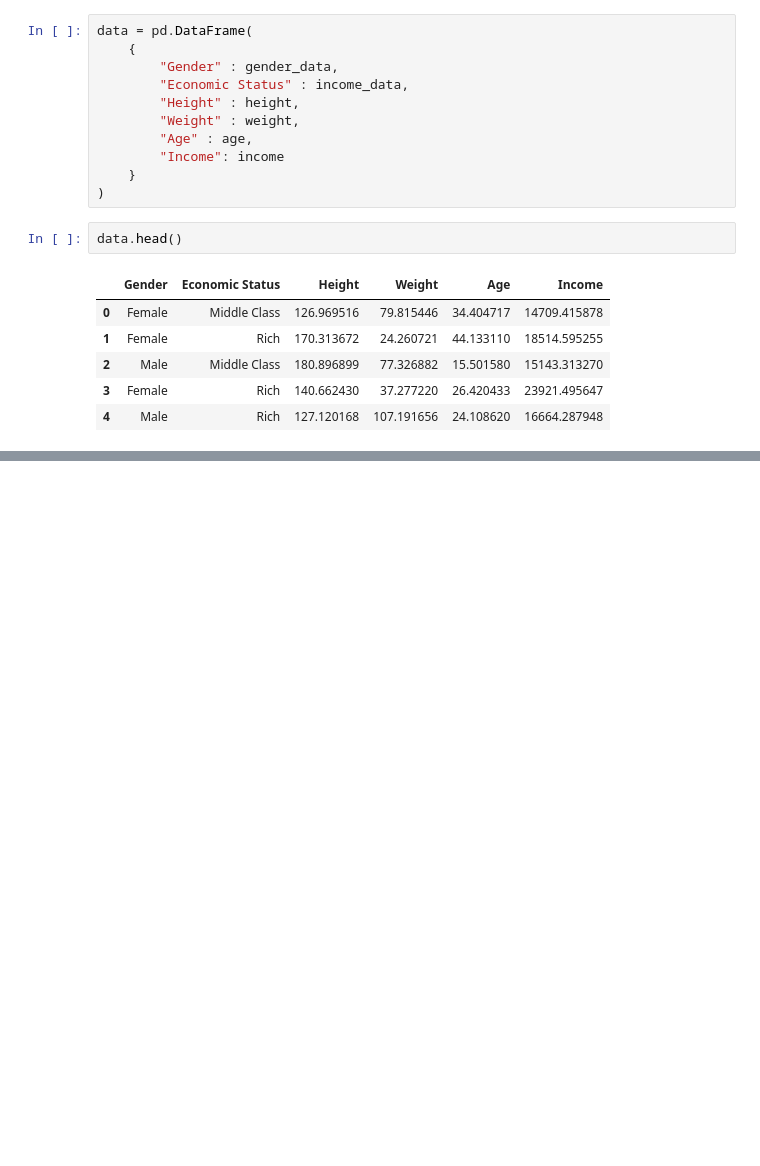
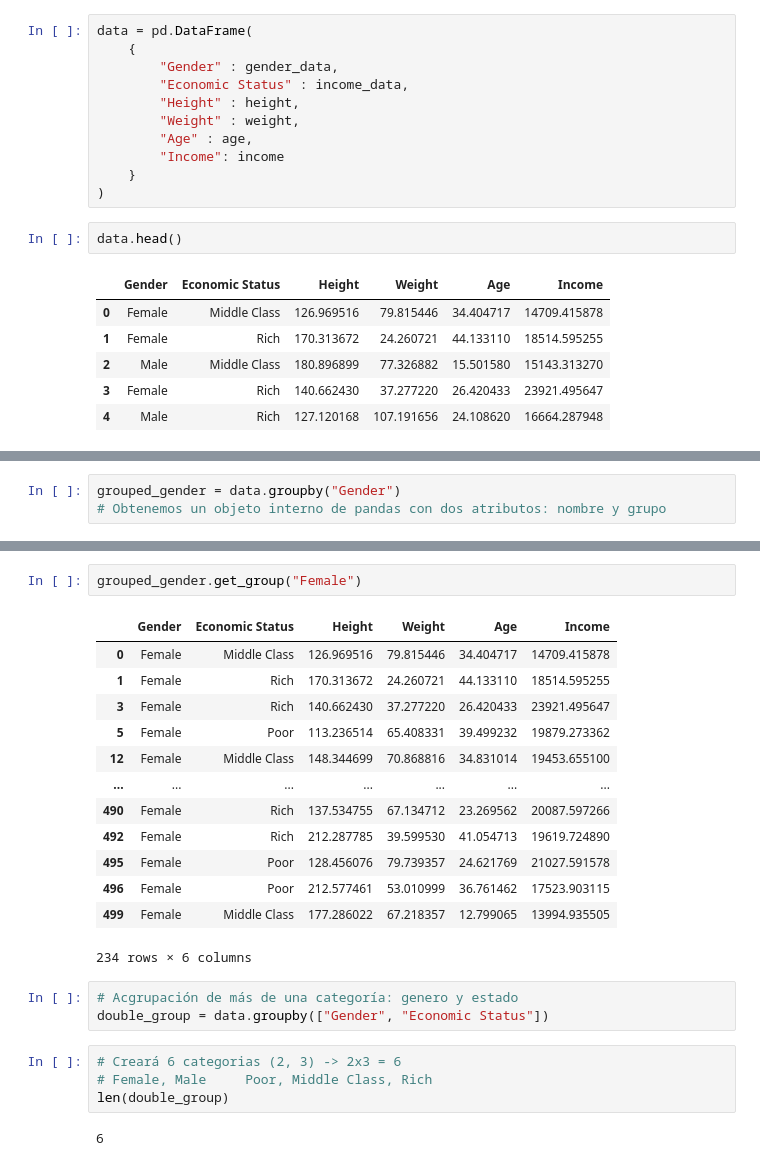
Before and after one commit to SPoVi/DataScience_Python, a Jupyter notebook: notebooks/T2 - Data Cleaning/T2 - 3 - Data Cleaning - Agrupación de datos - Jupyter.ipynb, the cells around one changed output, grey strips where cells are left out. Cells and saved outputs as stored; diff of their text form; blank space fills up the shorter version.

```diff
--- a/notebooks/T2 - Data Cleaning/T2 - 3 - Data Cleaning - Agrupación de datos - Jupyter.ipynb
+++ b/notebooks/T2 - Data Cleaning/T2 - 3 - Data Cleaning - Agrupación de datos - Jupyter.ipynb
@@ -56,0 +59,3 @@ data.head()
+# %%
+grouped_gender = data.groupby("Gender")
+# Obtenemos un objeto interno de pandas con dos atributos: nombre y grupo
@@ -56,0 +89,25 @@ data.head()
+# %%
+grouped_gender.get_group("Female")
+# %% [output]
+|  | Gender | Economic Status | Height | Weight | Age | Income |
+| 0 | Female | Middle Class | 126.969516 | 79.815446 | 34.404717 | 14709.415878 |
+| 1 | Female | Rich | 170.313672 | 24.260721 | 44.133110 | 18514.595255 |
+| 3 | Female | Rich | 140.662430 | 37.277220 | 26.420433 | 23921.495647 |
+| 5 | Female | Poor | 113.236514 | 65.408331 | 39.499232 | 19879.273362 |
+| 12 | Female | Middle Class | 148.344699 | 70.868816 | 34.831014 | 19453.655100 |
+| ... | ... | ... | ... | ... | ... | ... |
+| 490 | Female | Rich | 137.534755 | 67.134712 | 23.269562 | 20087.597266 |
+| 492 | Female | Rich | 212.287785 | 39.599530 | 41.054713 | 19619.724890 |
+| 495 | Female | Poor | 128.456076 | 79.739357 | 24.621769 | 21027.591578 |
+| 496 | Female | Poor | 212.577461 | 53.010999 | 36.761462 | 17523.903115 |
+| 499 | Female | Middle Class | 177.286022 | 67.218357 | 12.799065 | 13994.935505 |
+234 rows × 6 columns
+# %%
+# Acgrupación de más de una categoría: genero y estado
+double_group = data.groupby(["Gender", "Economic Status"])
+# %%
+# Creará 6 categorias (2, 3) -> 2x3 = 6
+# Female, Male     Poor, Middle Class, Rich
+len(double_group)
+# %% [output]
+6
```
Also changed, not shown: parts of 16 cells of this notebook.
